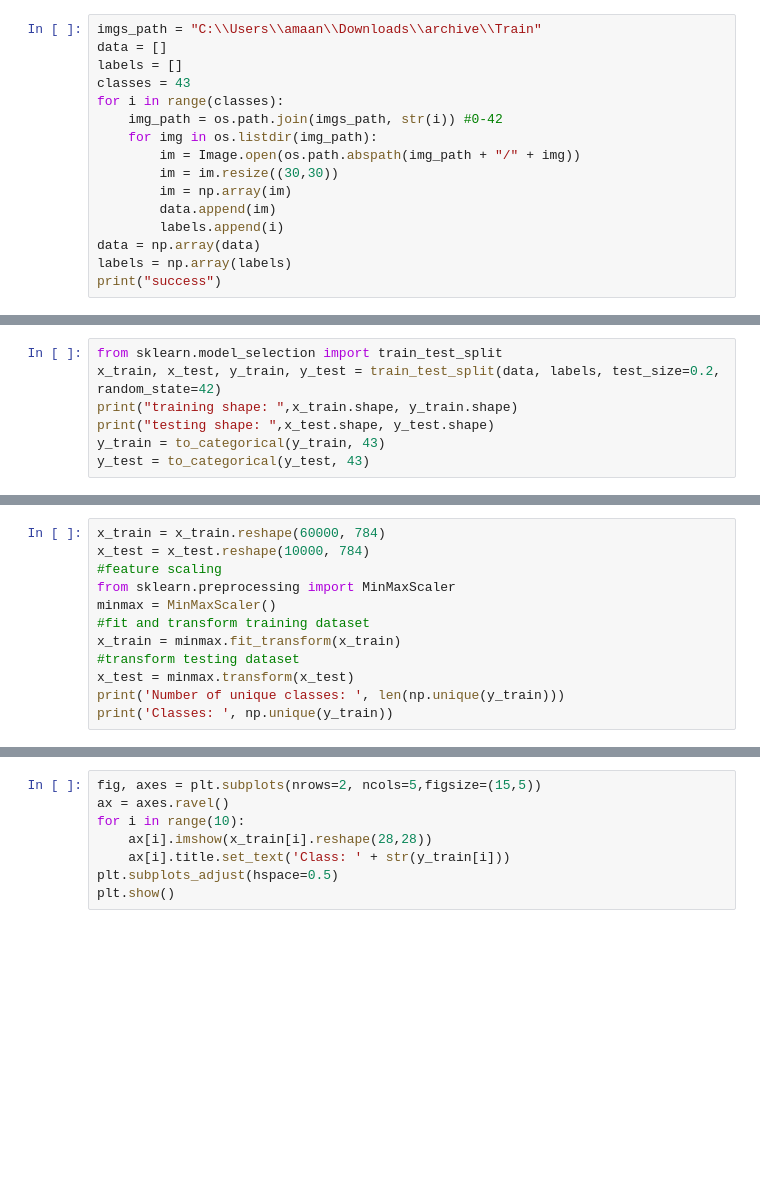
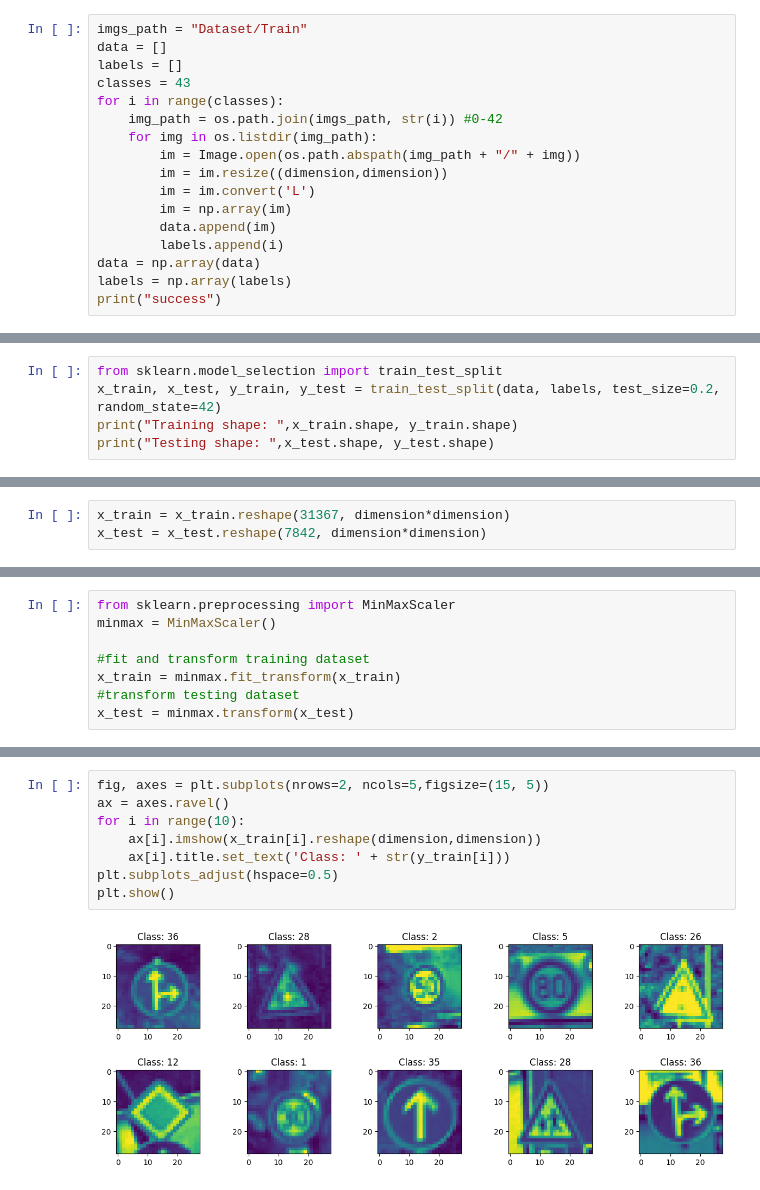
Before and after one commit to shahlaukik/Traffic-Sign-Recognition-ANN, a Jupyter notebook: traffic.ipynb, the cells around one changed output, grey strips where cells are left out. Drawn from its saved outputs; the diff is of its cells as text; blank space fills up the shorter version.

```diff
--- a/traffic.ipynb
+++ b/traffic.ipynb
@@ -27,5 +33,5 @@ from keras.layers import Conv2D, Dense, Flatten, MaxPool2D, Dropout
 # %%
-imgs_path = "C:\\Users\\amaan\\Downloads\\archive\\Train"
+imgs_path = "Dataset/Train"
 data = []
 labels = []
 classes = 43
@@ -33,7 +39,8 @@ for i in range(classes):
     img_path = os.path.join(imgs_path, str(i)) #0-42
     for img in os.listdir(img_path):
         im = Image.open(os.path.abspath(img_path + "/" + img))
-        im = im.resize((30,30))
+        im = im.resize((dimension,dimension))
+        im = im.convert('L')
         im = np.array(im)
         data.append(im)
         labels.append(i)
@@ -43,7 +58,5 @@ print("success")
 # %%
 from sklearn.model_selection import train_test_split
 x_train, x_test, y_train, y_test = train_test_split(data, labels, test_size=0.2, random_state=42)
-print("training shape: ",x_train.shape, y_train.shape)
-print("testing shape: ",x_test.shape, y_test.shape)
-y_train = to_categorical(y_train, 43)
-y_test = to_categorical(y_test, 43)
+print("Training shape: ",x_train.shape, y_train.shape)
+print("Testing shape: ",x_test.shape, y_test.shape)
@@ -49,0 +68,3 @@ y_test = to_categorical(y_test, 43)
+# %%
+x_train = x_train.reshape(31367, dimension*dimension)
+x_test = x_test.reshape(7842, dimension*dimension)
@@ -50,12 +73,8 @@ y_test = to_categorical(y_test, 43)
 # %%
-x_train = x_train.reshape(60000, 784)
-x_test = x_test.reshape(10000, 784)
-#feature scaling
 from sklearn.preprocessing import MinMaxScaler
 minmax = MinMaxScaler()
+
 #fit and transform training dataset
 x_train = minmax.fit_transform(x_train)
 #transform testing dataset
 x_test = minmax.transform(x_test)
-print('Number of unique classes: ', len(np.unique(y_train)))
-print('Classes: ', np.unique(y_train))
@@ -62,8 +98,10 @@ print('Classes: ', np.unique(y_train))
 # %%
-fig, axes = plt.subplots(nrows=2, ncols=5,figsize=(15,5))
+fig, axes = plt.subplots(nrows=2, ncols=5,figsize=(15, 5))
 ax = axes.ravel()
 for i in range(10):
-    ax[i].imshow(x_train[i].reshape(28,28))
+    ax[i].imshow(x_train[i].reshape(dimension,dimension))
     ax[i].title.set_text('Class: ' + str(y_train[i]))
 plt.subplots_adjust(hspace=0.5)
 plt.show()
+# %% [output]
+[figure, added]
```
Also changed, not shown: parts of 19 cells of this notebook.
